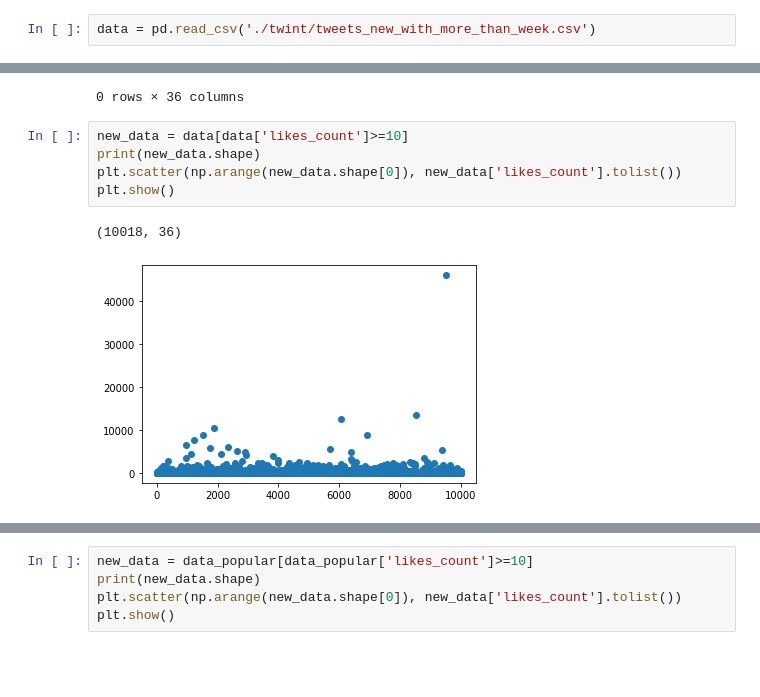
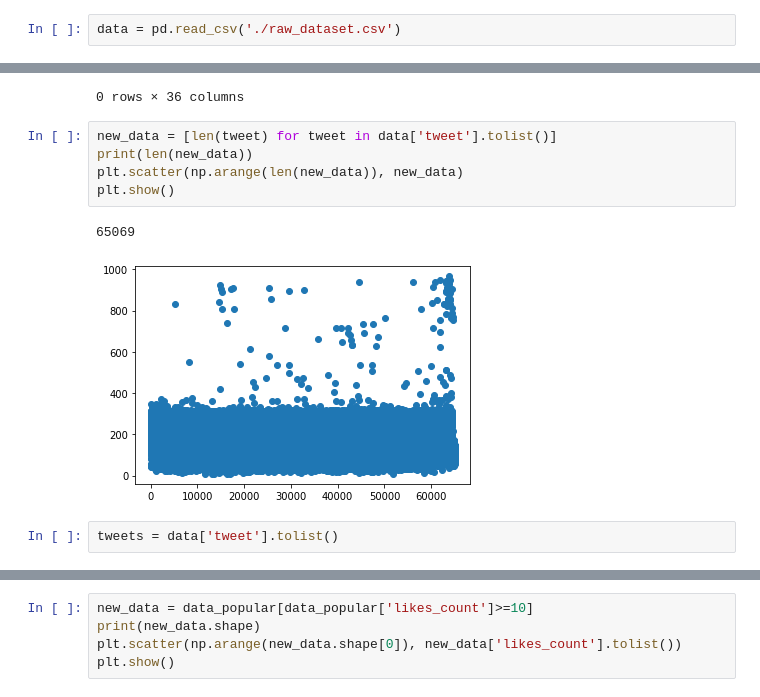
Before and after one commit to sundeshgupta/SenticNetProj, a Jupyter notebook: twint_data.ipynb, the cells around one changed output, grey strips where cells are left out. Saved outputs shown, nothing was run; the diff lists cells and outputs as text; blank space fills up the shorter version.

```diff
--- a/twint_data.ipynb
+++ b/twint_data.ipynb
@@ -8,7 +8,7 @@ pd.set_option('display.max_colwidth', None)
 pd.set_option('display.max_rows', 10)
 pd.set_option('display.max_columns', None)
 # %%
-data = pd.read_csv('./twint/tweets_new_with_more_than_week.csv')
+data = pd.read_csv('./raw_dataset.csv')
 # %%
 data_location = pd.read_csv('./twint/tweets_new_with_more_than_week_location.csv')
 # %%
@@ -60,10 +60,12 @@ data_location[np.isnan(data_location['geo']) == False]
 |  | id | conversation_id | created_at | date | time | timezone | user_id | username | name | place | ... |
 0 rows × 36 columns
 # %%
-new_data = data[data['likes_count']>=10]
-print(new_data.shape)
-plt.scatter(np.arange(new_data.shape[0]), new_data['likes_count'].tolist())
+new_data = [len(tweet) for tweet in data['tweet'].tolist()]
+print(len(new_data))
+plt.scatter(np.arange(len(new_data)), new_data)
 plt.show()
 # %% [output]
-(10018, 36)
+65069
-[figure, old version]
+[figure, new version]
+# %%
+tweets = data['tweet'].tolist()
```
Also changed, not shown: parts of 1 cell of this notebook, 3 other files.
